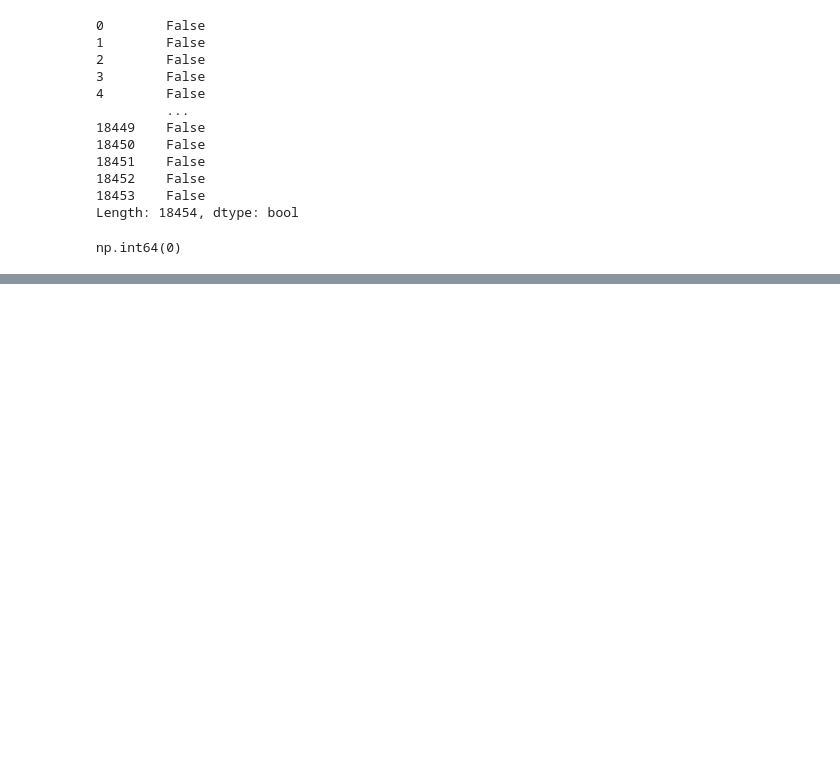
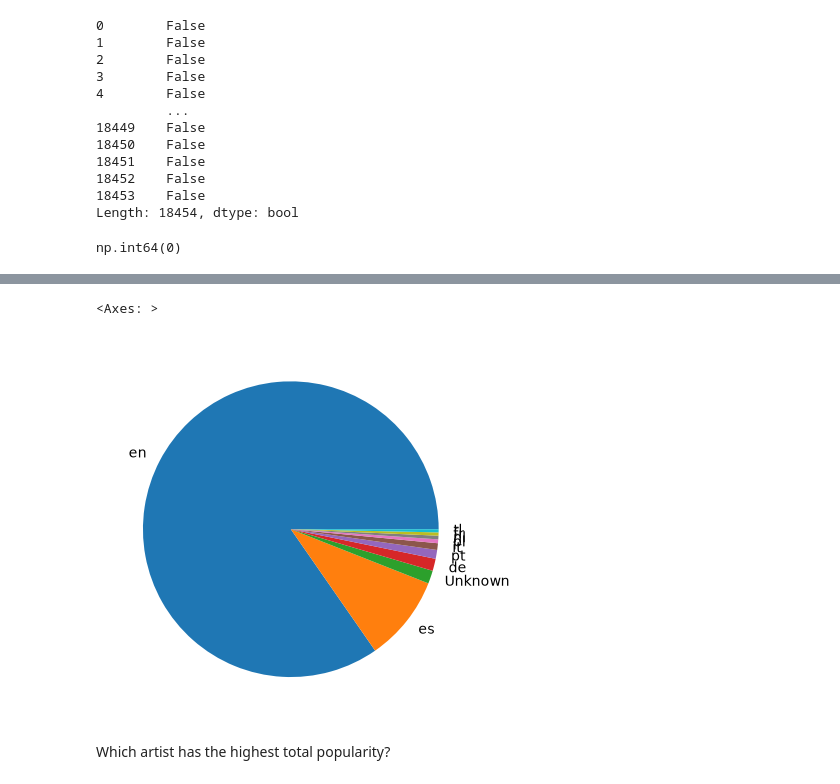
Before and after one commit to GnanajothiM/Spotify-Song-Trends-and-Audio-Feature-Analysis, a Jupyter notebook: source/spotify_songs.ipynb, the cells around one changed output, grey strips where cells are left out. Saved outputs shown, nothing was run; the diff lists cells and outputs as text; code cells hidden in the pictures; blank space fills up the shorter version.

```diff
--- a/source/spotify_songs.ipynb
+++ b/source/spotify_songs.ipynb
@@ -211,0 +331,7 @@ np.int64(0)
+# %%
+ls.plot(kind="pie")
+# %% [output]
+<Axes: >
+[figure, added]
+# %% [markdown]
+Which artist has the highest total popularity?
```
Also changed, not shown: parts of 41 cells of this notebook.
